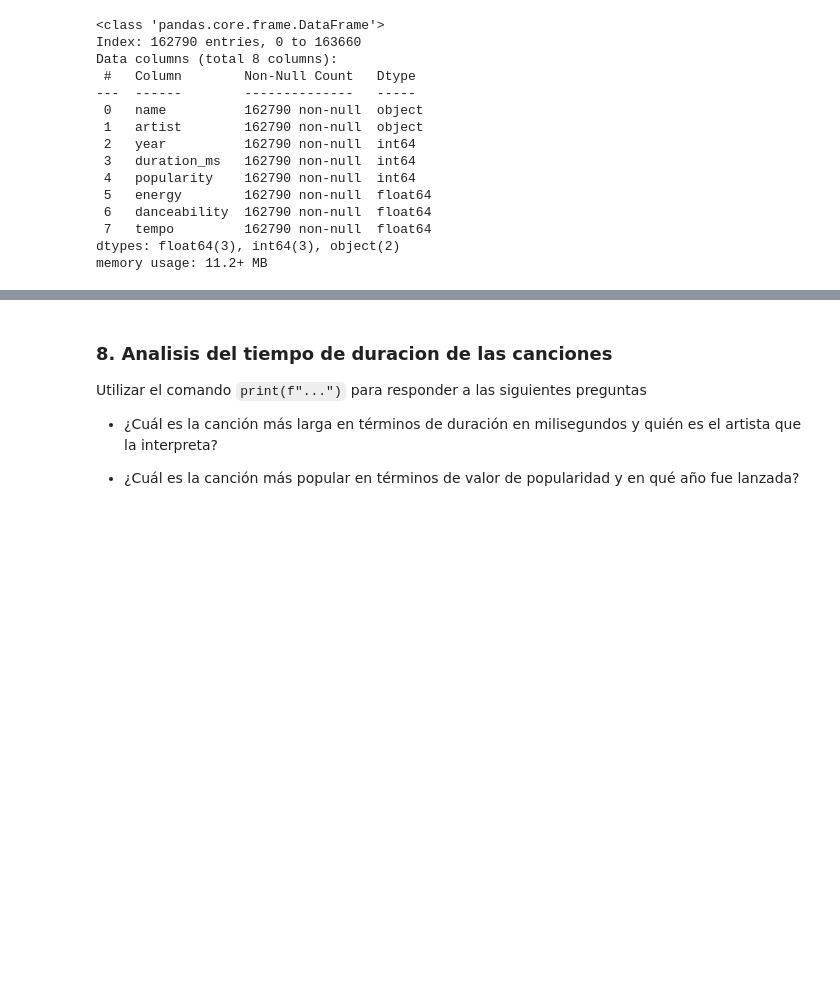
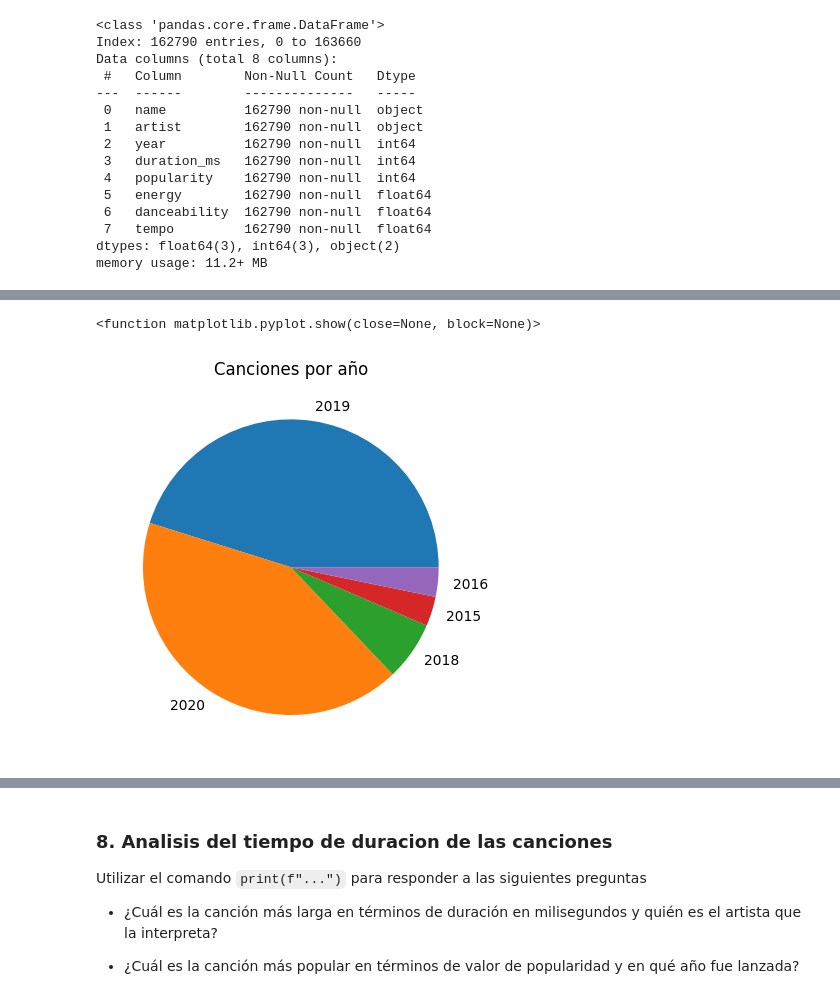
Before and after one commit to NicoapBol/DATA_SCIENCE_UPB_TASKS, a Jupyter notebook: 01 Code/Trabajo_final_08_2023.ipynb, the cells around one changed output, grey strips where cells are left out. Drawn from its saved outputs; the diff is of its cells as text; code cells hidden in the pictures; blank space fills up the shorter version.

```diff
--- a/01 Code/Trabajo_final_08_2023.ipynb
+++ b/01 Code/Trabajo_final_08_2023.ipynb
@@ -145,8 +145,8 @@ SUGERENCIA: Deberás encontrar el número total de canciones lanzadas en cada d
 NOTA: si tu respuesta es los 80, la respuesta debe ser 1980.
 # %%
 # tu código aquí
-df['year'] = df['year'].astype(str).apply(lambda x: int(x[:-1] + '0'))
-decades = df['year'].value_counts()
+decades_df = df['year'].astype(str).apply(lambda x: int(x[:-1] + '0'))
+decades = decades_df.value_counts()
 print(decades)
 # %% [output]
 year
@@ -253,0 +252,15 @@ Para los artistas con una popularidad mayor a 90 y cuyas canciones han sido lanz
+# %%
+songs_2015_analysis = df[(df['year']>= 2015) & (df['popularity']>90)]
+max_tempo= songs_2015_analysis['tempo'].idxmax()
+min_tempo = songs_2015_analysis['tempo'].idxmin()
+fastest_song_2015 = songs_2015_analysis.loc[max_tempo]
+slowest_song_2015 = songs_2015_analysis.loc[min_tempo]
+print('CANCION MAS RAPIDA - TEMPO:')
+print('--'*36)
+print(fastest_song_2015)
+print('--'*36)
+print('//'*36)
+print('--'*36)
+print('CANCION MAS LENTA - TEMPO:')
+print('--'*36)
+print(slowest_song_2015)
@@ -253,0 +285,8 @@ Para los artistas con una popularidad mayor a 90 y cuyas canciones han sido lanz
+# %%
+songs_since_2015_counts = songs_2015_analysis['year'].value_counts()
+plt.pie(songs_since_2015_counts, labels=songs_since_2015_counts.index)
+plt.title('Canciones por año')
+plt.show
+# %% [output]
+<function matplotlib.pyplot.show(close=None, block=None)>
+[figure, added]
```
Also changed, not shown: parts of 23 cells of this notebook, 1 other file.
